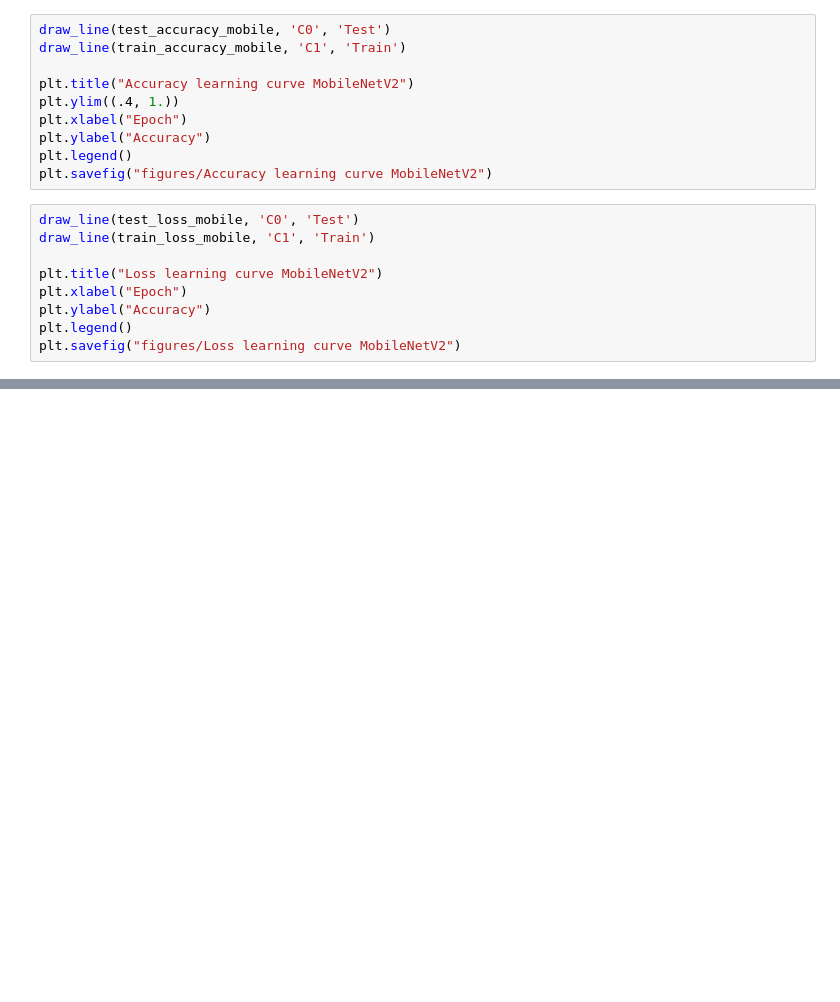
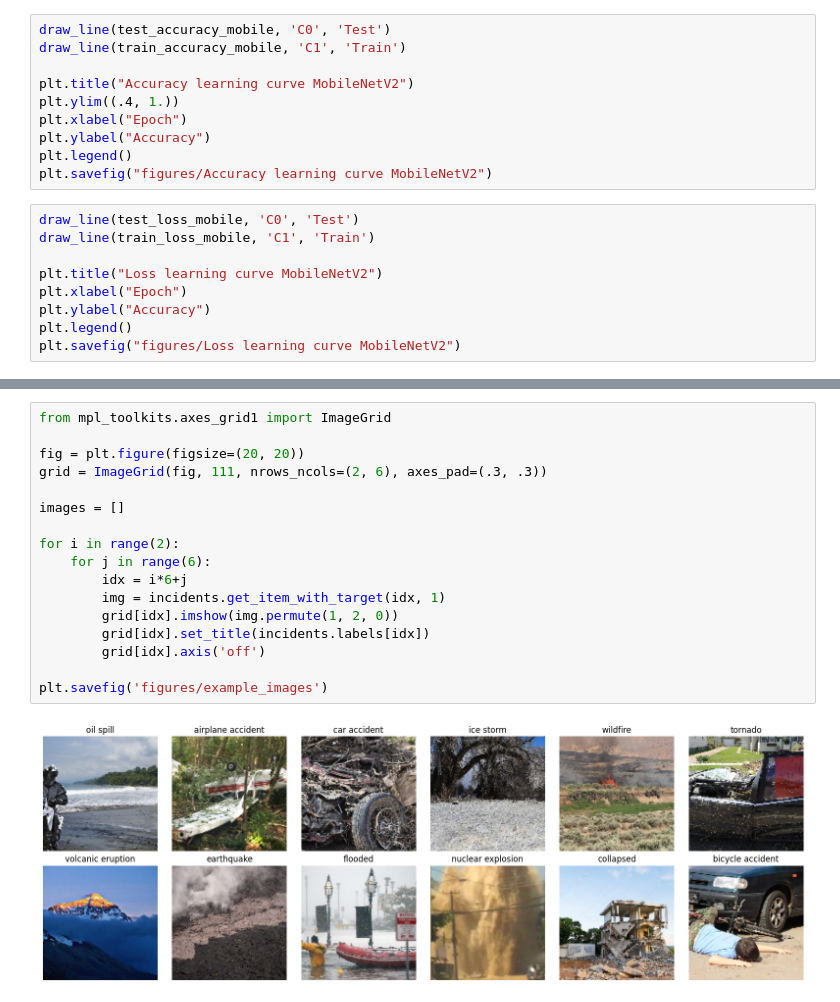
Before and after one commit to Frederico-lp/Data-Science, a Jupyter notebook: CIRI/results.ipynb, the cells around one changed output, grey strips where cells are left out. Saved outputs shown, nothing was run; the diff lists cells and outputs as text; blank space fills up the shorter version.

```diff
--- a/CIRI/results.ipynb
+++ b/CIRI/results.ipynb
@@ -62,0 +91,19 @@ plt.savefig("figures/Loss learning curve MobileNetV2")
+# %%
+from mpl_toolkits.axes_grid1 import ImageGrid
+
+fig = plt.figure(figsize=(20, 20))
+grid = ImageGrid(fig, 111, nrows_ncols=(2, 6), axes_pad=(.3, .3))
+
+images = []
+
+for i in range(2):
+    for j in range(6):
+        idx = i*6+j
+        img = incidents.get_item_with_target(idx, 1)
+        grid[idx].imshow(img.permute(1, 2, 0))
+        grid[idx].set_title(incidents.labels[idx])
+        grid[idx].axis('off')
+
+plt.savefig('figures/example_images')
+# %% [output]
+[figure, added]
```
Also changed, not shown: parts of 2 cells of this notebook, 3 other files.
